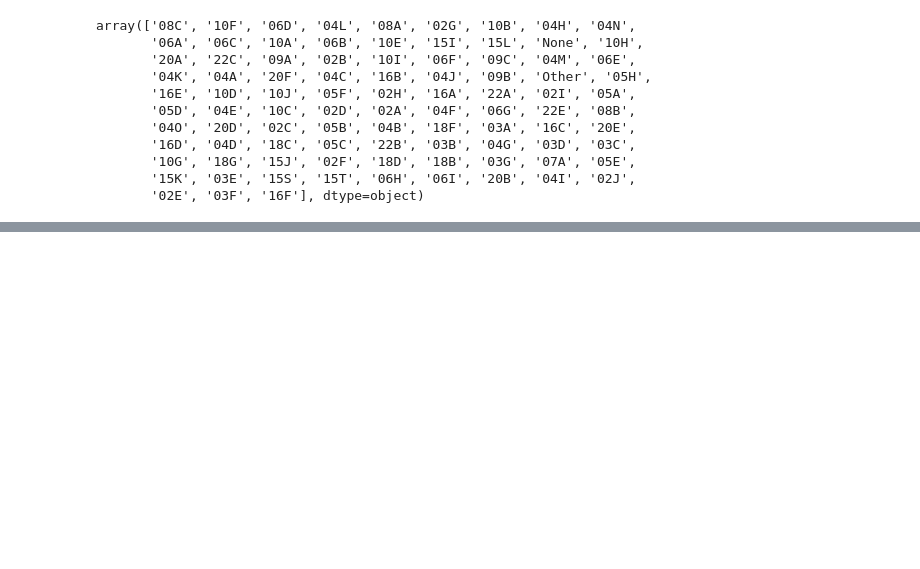
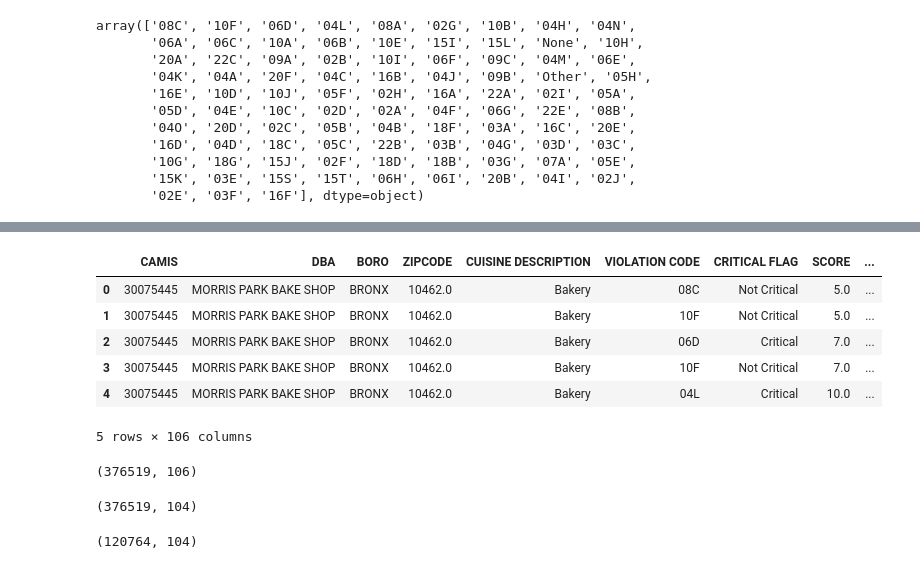
Before and after one commit to deep22kar/random-forest, a Jupyter notebook: Data.ipynb, the cells around one changed output, grey strips where cells are left out. Saved outputs shown, nothing was run; the diff lists cells and outputs as text; code cells hidden in the pictures; blank space fills up the shorter version.

```diff
--- a/Data.ipynb
+++ b/Data.ipynb
@@ -540,4 +551,0 @@ df3_flag['INSPECTION DATE'] = pd.to_datetime(df3_flag['INSPECTION DATE'])
-# %%
-# split Inspection Date column into month and year columns
-df3_flag['INSPECTION MONTH'] = df3_flag['INSPECTION DATE'].dt.month
-df3_flag['INSPECTION YEAR'] = df3_flag['INSPECTION DATE'].dt.year
@@ -562,5 +552,8 @@ df2_grouped = df2.groupby(['CAMIS', 'DBA', 'BORO', 'ZIPCODE', 'INSPECTION DATE']
+# %%
+# drop Inspection Date and Violation Description columns - unneeded - described by other columns
+df3_flag = df3_flag.drop(['INSPECTION DATE', 'VIOLATION DESCRIPTION'], axis=1)
 # %%
 # create dummy variables of violation code column
-violation_dummies = pd.get_dummies(data['VIOLATION CODE'], prefix='VIOLATION_')
+violation_dummies = pd.get_dummies(df3_flag['VIOLATION CODE'], prefix='VIOLATION_')
 # %%
 violation_dummies.head()
@@ -567,5 +568,13 @@ violation_dummies.head()
 # %%
 # concatenate violation_dummies back into main dataframe
-data3 = pd.concat([data2, violation_dummies], axis=1)
+df3_violation = pd.concat([df3_flag, violation_dummies], axis=1)
 # %%
-data3.head()
+df3_violation.head()
+# %% [output]
+|  | CAMIS | DBA | BORO | ZIPCODE | CUISINE DESCRIPTION | VIOLATION CODE | CRITICAL FLAG | SCORE | ... |
+| 0 | 30075445 | MORRIS PARK BAKE SHOP | BRONX | 10462.0 | Bakery | 08C | Not Critical | 5.0 | ... |
+| 1 | 30075445 | MORRIS PARK BAKE SHOP | BRONX | 10462.0 | Bakery | 10F | Not Critical | 5.0 | ... |
+| 2 | 30075445 | MORRIS PARK BAKE SHOP | BRONX | 10462.0 | Bakery | 06D | Critical | 7.0 | ... |
+| 3 | 30075445 | MORRIS PARK BAKE SHOP | BRONX | 10462.0 | Bakery | 10F | Not Critical | 7.0 | ... |
+| 4 | 30075445 | MORRIS PARK BAKE SHOP | BRONX | 10462.0 | Bakery | 04L | Critical | 10.0 | ... |
+5 rows × 106 columns
@@ -575,0 +581,4 @@ data3 = data3.drop(['INSPECTION DATE', 'VIOLATION CODE', 'CRITICAL FLAG'], axis=
+# %%
+df3_violation.shape
+# %% [output]
+(376519, 106)
@@ -575,0 +588,4 @@ data3 = data3.drop(['INSPECTION DATE', 'VIOLATION CODE', 'CRITICAL FLAG'], axis=
+# %%
+df4.shape
+# %% [output]
+(376519, 104)
@@ -576 +620,5 @@ data3 = data3.drop(['INSPECTION DATE', 'VIOLATION CODE', 'CRITICAL FLAG'], axis=
+# %%
+df4_grouped.shape
+# %% [output]
+(120764, 104)
 # %%
```
Also changed, not shown: parts of 34 cells of this notebook.
